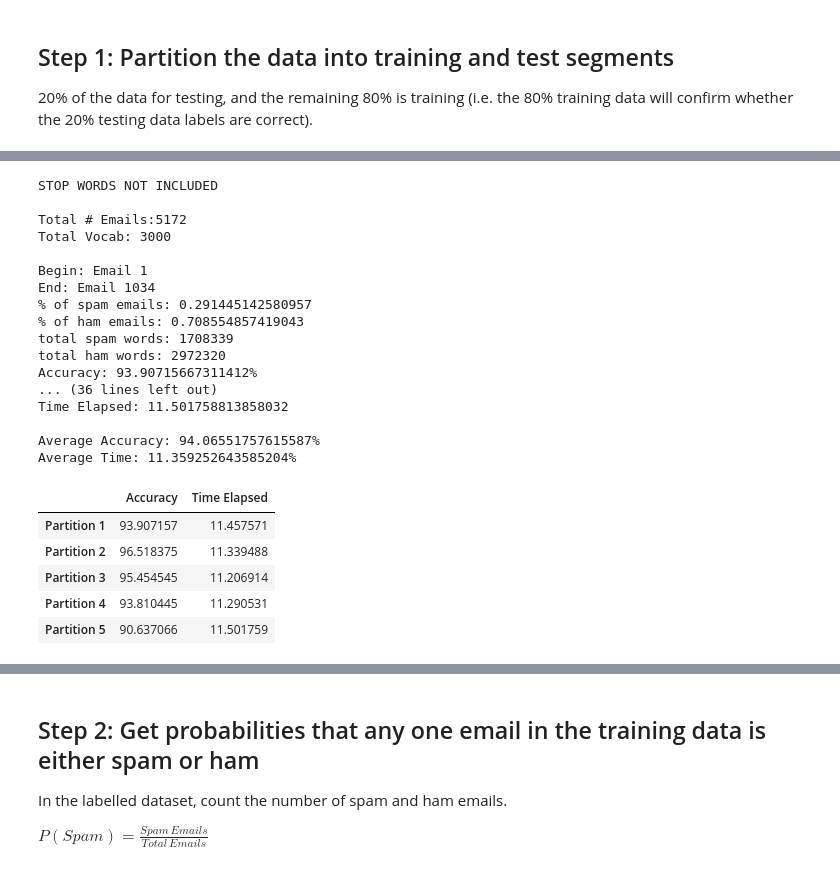
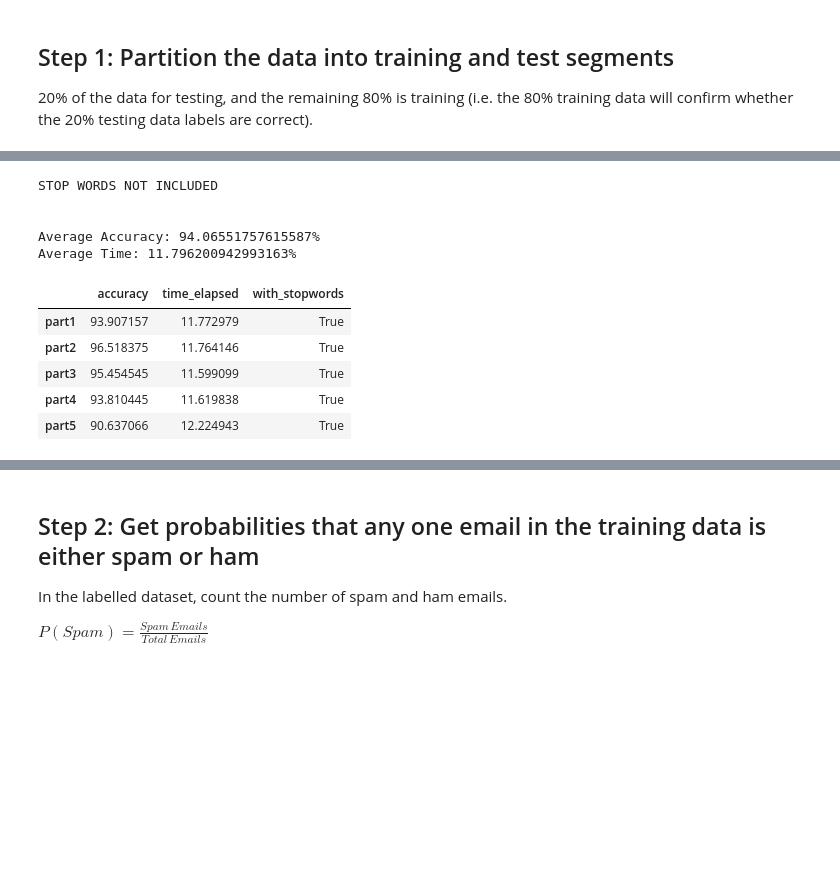
Before and after one commit to Velavee/bayes-spam-filter, a Jupyter notebook: spam-filter.ipynb, the cells around one changed output, grey strips where cells are left out. Drawn from its saved outputs; the diff is of its cells as text; code cells hidden in the pictures; blank space fills up the shorter version.

```diff
--- a/spam-filter.ipynb
+++ b/spam-filter.ipynb
@@ -196,30 +178,21 @@ Average Time: 11.287898635864257%
 # %%
 print('STOP WORDS NOT INCLUDED\n')
 without_stopwords_results = run_model(df, False)
-stored_results = pd.DataFrame(data = without_stopwords_results)
-stored_results.index = ['Partition 1', 'Partition 2', 'Partition 3', 'Partition 4', 'Partition 5']
-stored_results
 # %% [output]
 STOP WORDS NOT INCLUDED
 
-Total # Emails:5172
-Total Vocab: 3000
-
-Begin: Email 1
-End: Email 1034
-% of spam emails: 0.291445142580957
-% of ham emails: 0.708554857419043
-total spam words: 1708339
-total ham words: 2972320
-Accuracy: 93.90715667311412%
-... (36 lines left out)
-Time Elapsed: 11.501758813858032
 
 Average Accuracy: 94.06551757615587%
-Average Time: 11.359252643585204%
+Average Time: 11.796200942993163%
-|  | Accuracy | Time Elapsed |
-| Partition 1 | 93.907157 | 11.457571 |
-| Partition 2 | 96.518375 | 11.339488 |
-| Partition 3 | 95.454545 | 11.206914 |
-| Partition 4 | 93.810445 | 11.290531 |
-| Partition 5 | 90.637066 | 11.501759 |
+# %%
+without_stopwords_results_table = pd.DataFrame(data = without_stopwords_results)
+without_stopwords_results_table.index = partition_names
+without_stopwords_results_table['with_stopwords'] = [True, True, True, True, True]
+without_stopwords_results_table
+# %% [output]
+|  | accuracy | time_elapsed | with_stopwords |
+| part1 | 93.907157 | 11.772979 | True |
+| part2 | 96.518375 | 11.764146 | True |
+| part3 | 95.454545 | 11.599099 | True |
+| part4 | 93.810445 | 11.619838 | True |
+| part5 | 90.637066 | 12.224943 | True |
```
Also changed, not shown: parts of 5 cells of this notebook.
